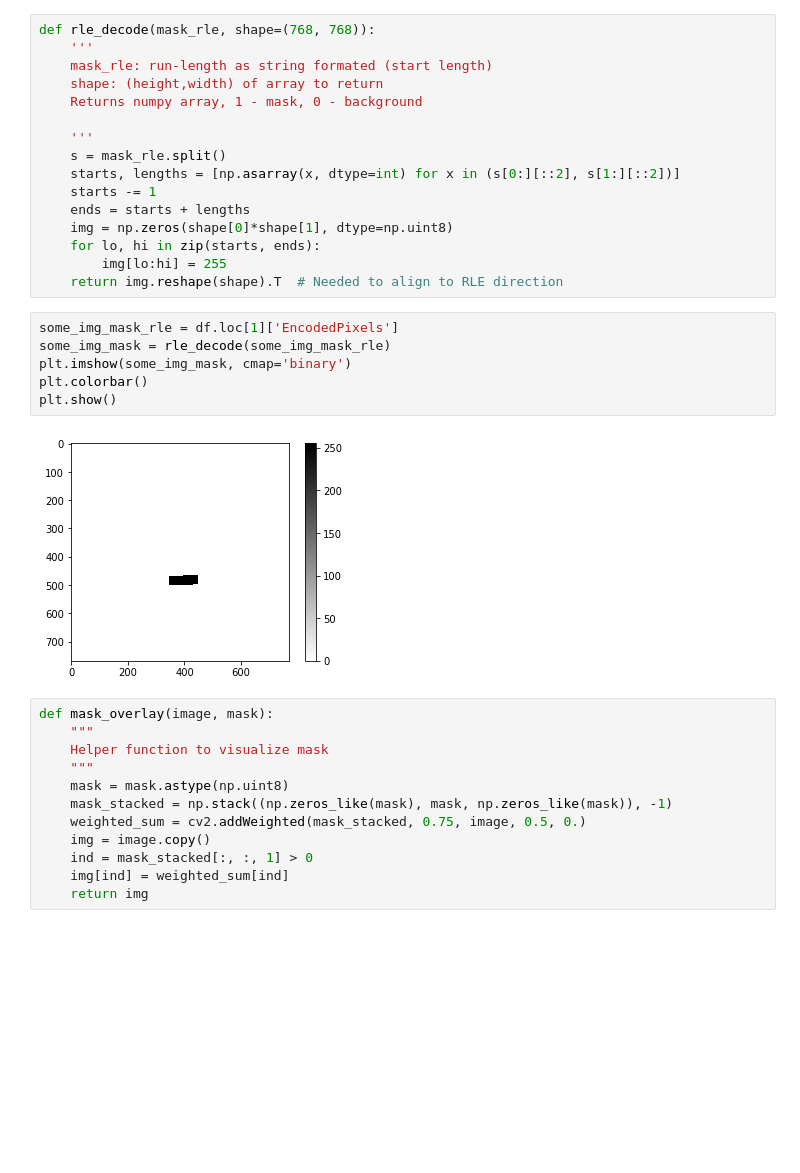
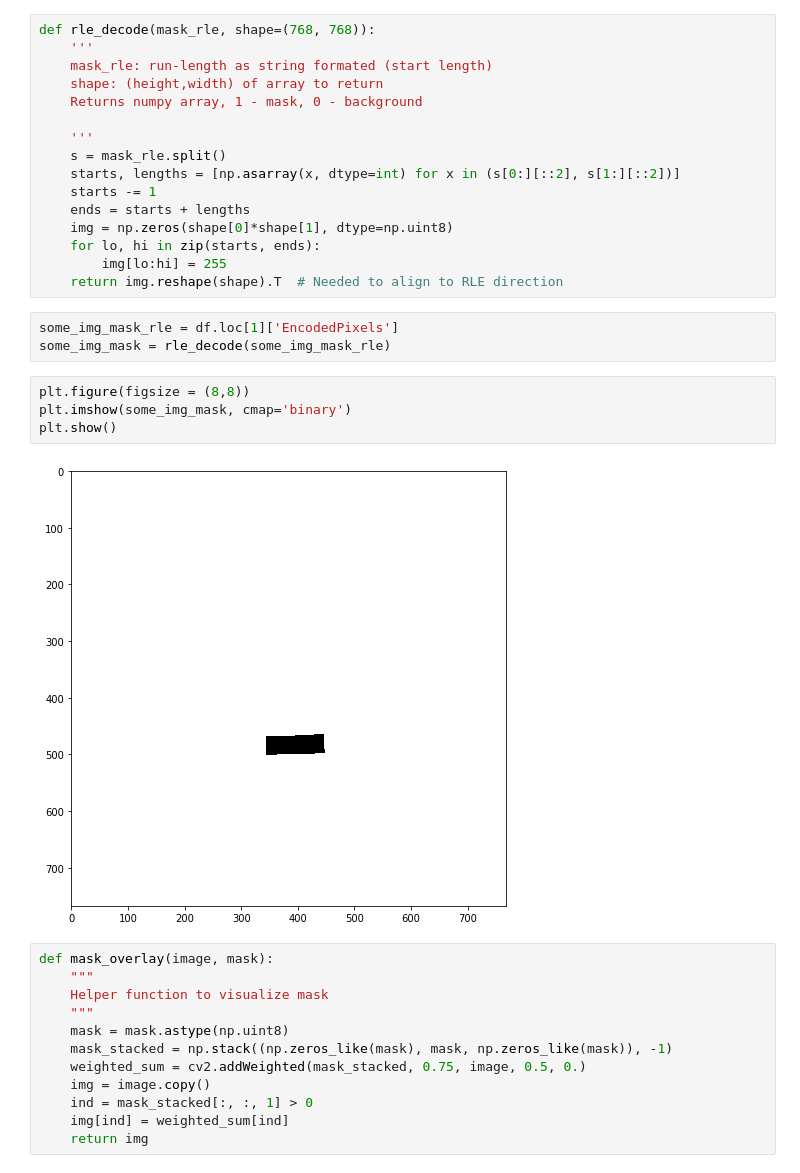
Before and after one commit to FallenApart/temp-for-interview, a Jupyter notebook: airbus-slideshows.ipynb, the cells around one changed output. Cells and saved outputs as stored; diff of their text form; blank space fills up the shorter version.

```diff
--- a/airbus-slideshows.ipynb
+++ b/airbus-slideshows.ipynb
@@ -115,11 +115,12 @@ def rle_decode(mask_rle, shape=(768, 768)):
 # %%
 some_img_mask_rle = df.loc[1]['EncodedPixels']
 some_img_mask = rle_decode(some_img_mask_rle)
-plt.imshow(some_img_mask, cmap='binary')
-plt.colorbar()
-plt.show()
-# %% [output]
-[figure, removed]
+# %%
+plt.figure(figsize = (8,8))
+plt.imshow(some_img_mask, cmap='binary')
+plt.show()
+# %% [output]
+[figure, added]
 # %%
 def mask_overlay(image, mask):
     """
```
Also changed, not shown: parts of 3 cells of this notebook.
